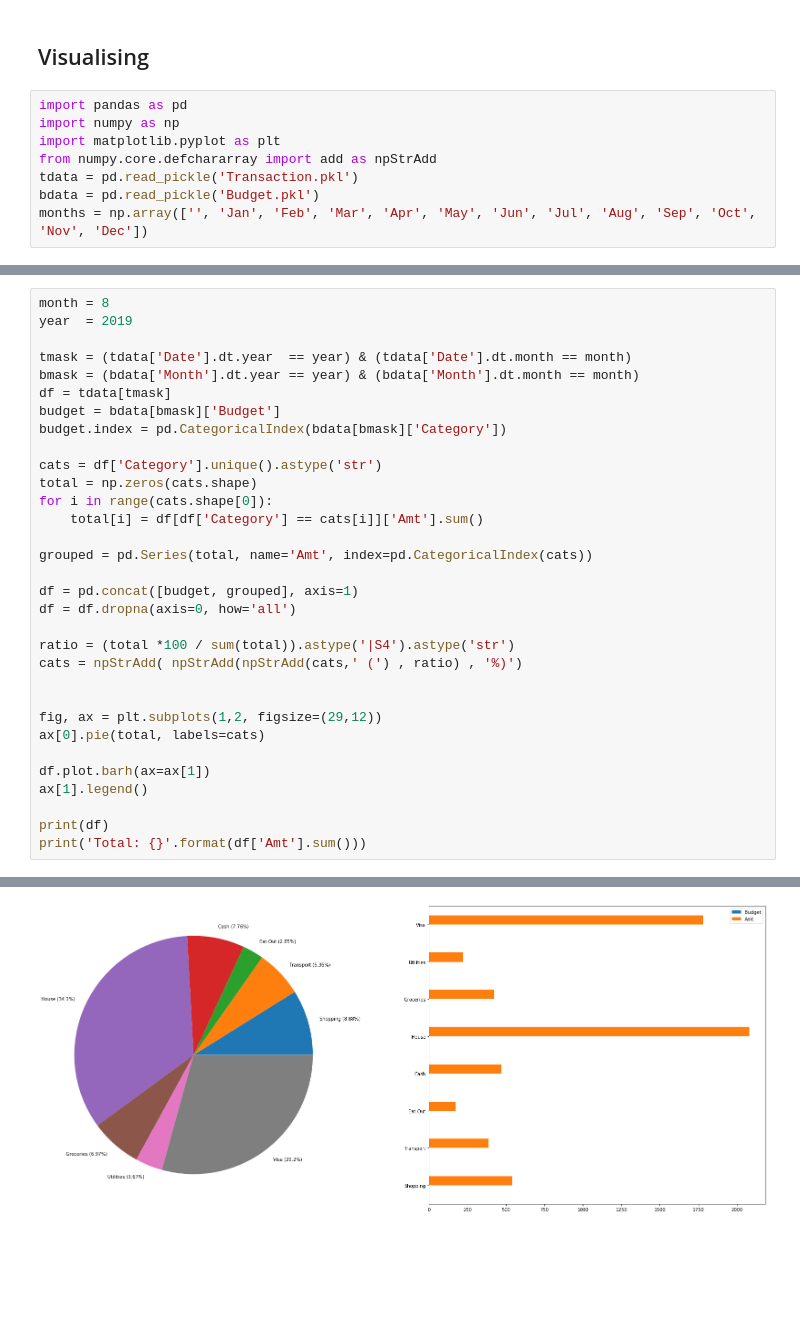
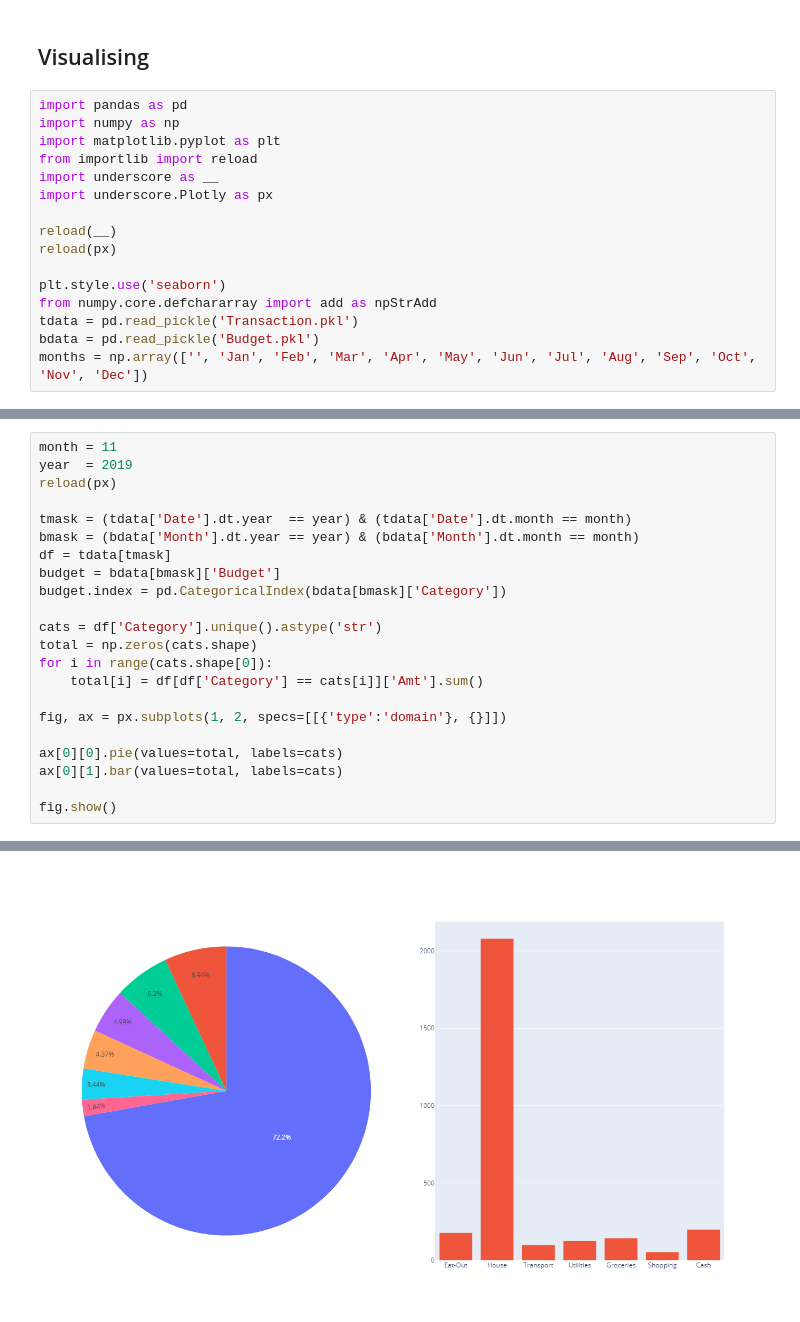
Before and after one commit to dakenblack/Budget64, a Jupyter notebook: Budgeting.ipynb, the cells around one changed output, grey strips where cells are left out. Drawn from its saved outputs; the diff is of its cells as text; blank space fills up the shorter version.

Commit message:
New features - Spreasheet editor for transactions - plotly charts

```diff
--- a/Budgeting.ipynb
+++ b/Budgeting.ipynb
@@ -6,6 +6,14 @@
 import pandas as pd
 import numpy as np
 import matplotlib.pyplot as plt
+from importlib import reload
+import underscore as __
+import underscore.Plotly as px
+
+reload(__)
+reload(px)
+
+plt.style.use('seaborn')
 from numpy.core.defchararray import add as npStrAdd
 tdata = pd.read_pickle('Transaction.pkl')
 bdata = pd.read_pickle('Budget.pkl')
@@ -28,6 +36,7 @@ for p in ax.patches:
 # %%
-month = 8
+month = 11
 year  = 2019
+reload(px)
 
 tmask = (tdata['Date'].dt.year  == year) & (tdata['Date'].dt.month == month)
 bmask = (bdata['Month'].dt.year == year) & (bdata['Month'].dt.month == month)
@@ -40,21 +49,10 @@ total = np.zeros(cats.shape)
 for i in range(cats.shape[0]):
     total[i] = df[df['Category'] == cats[i]]['Amt'].sum()
 
-grouped = pd.Series(total, name='Amt', index=pd.CategoricalIndex(cats))
+fig, ax = px.subplots(1, 2, specs=[[{'type':'domain'}, {}]])
 
-df = pd.concat([budget, grouped], axis=1)
-df = df.dropna(axis=0, how='all')
+ax[0][0].pie(values=total, labels=cats)
+ax[0][1].bar(values=total, labels=cats)
 
-ratio = (total *100 / sum(total)).astype('|S4').astype('str')
-cats = npStrAdd( npStrAdd(npStrAdd(cats,' (') , ratio) , '%)')
-
-
-fig, ax = plt.subplots(1,2, figsize=(29,12))
-ax[0].pie(total, labels=cats)
-
-df.plot.barh(ax=ax[1])
-ax[1].legend()
-
-print(df)
-print('Total: {}'.format(df['Amt'].sum()))
+fig.show()
 # %% [output]
@@ -71 +59 @@ Total: 6083.55
-[figure, old version]
+[figure, new version]
```
Also changed, not shown: parts of 2 cells of this notebook, 2 other files.
